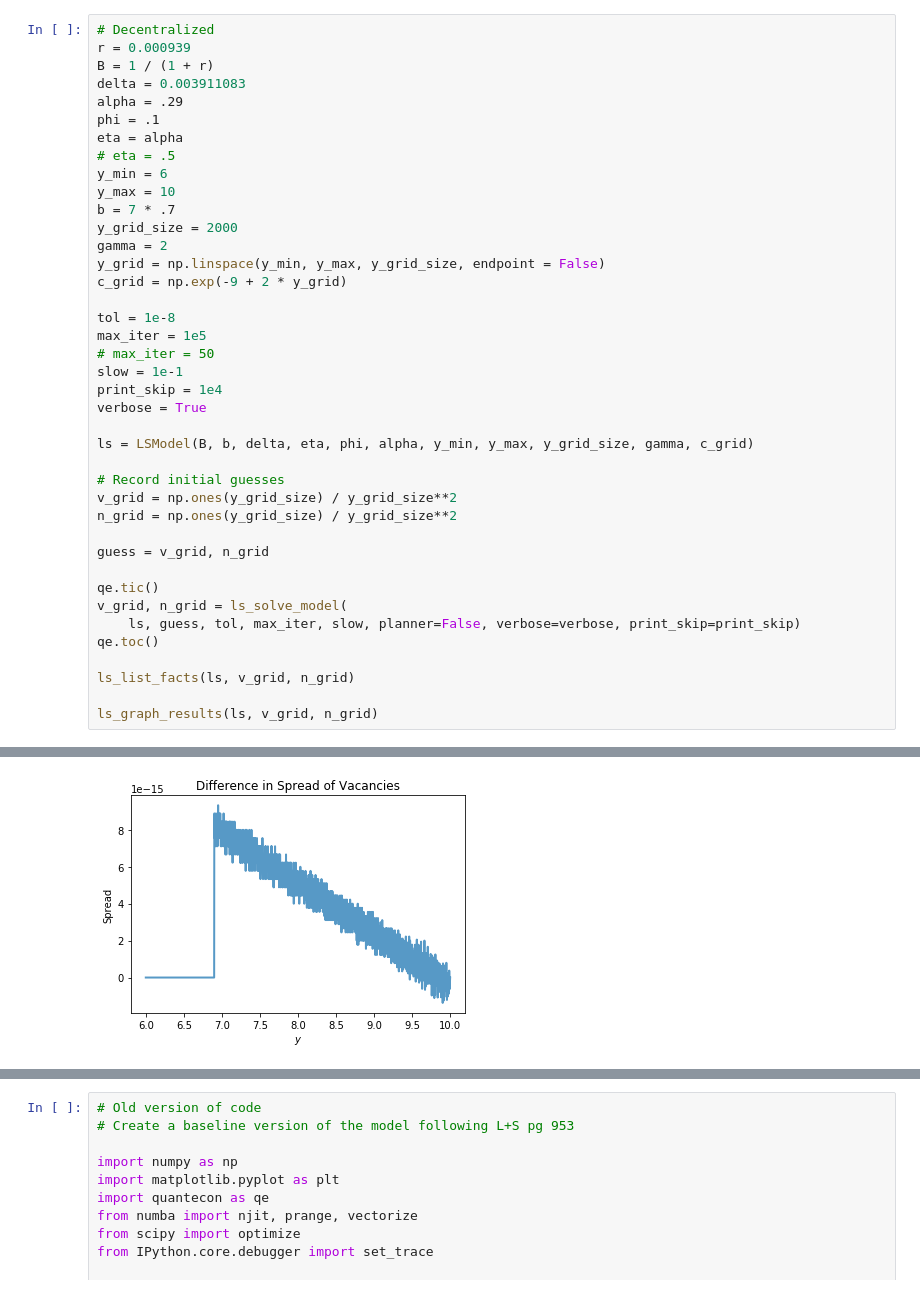
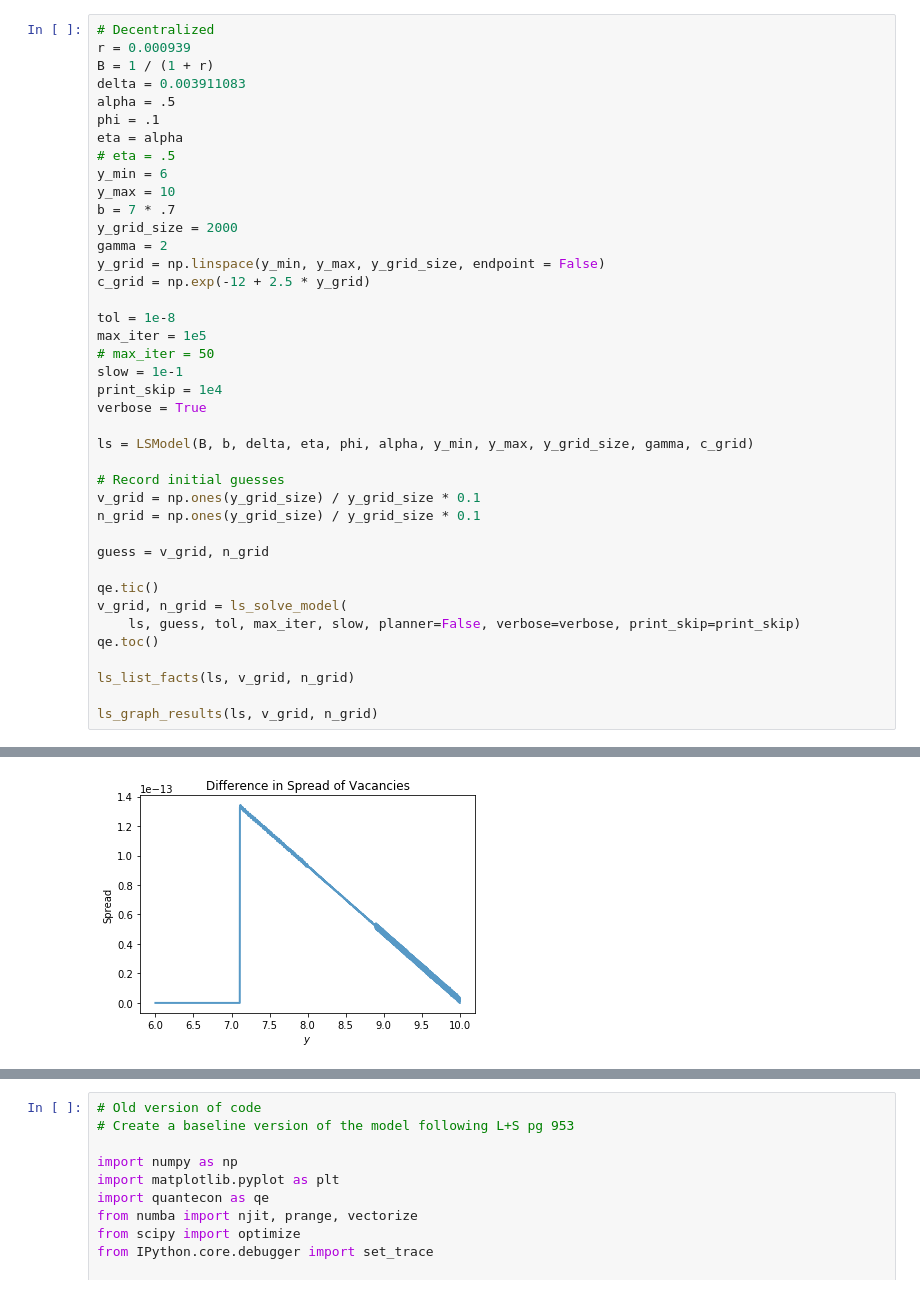
Before and after one commit to spspitze/Outsourcing, a Jupyter notebook: Python Code/LS.ipynb, the cells around one changed output, grey strips where cells are left out. Cells and saved outputs as stored; diff of their text form.

```diff
--- a/Python Code/LS.ipynb
+++ b/Python Code/LS.ipynb
@@ -502,7 +591,7 @@ def ls_p_list_facts(ls, v_grid, n_grid):
 r = 0.000939
 B = 1 / (1 + r)
 delta = 0.003911083
-alpha = .29
+alpha = .5
 phi = .1
 eta = alpha
 # eta = .5
@@ -512,7 +601,7 @@ b = 7 * .7
 y_grid_size = 2000
 gamma = 2
 y_grid = np.linspace(y_min, y_max, y_grid_size, endpoint = False)
-c_grid = np.exp(-9 + 2 * y_grid)
+c_grid = np.exp(-12 + 2.5 * y_grid)
 
 tol = 1e-8
 max_iter = 1e5
@@ -524,8 +613,8 @@ verbose = True
 ls = LSModel(B, b, delta, eta, phi, alpha, y_min, y_max, y_grid_size, gamma, c_grid)
 
 # Record initial guesses
-v_grid = np.ones(y_grid_size) / y_grid_size**2
-n_grid = np.ones(y_grid_size) / y_grid_size**2
+v_grid = np.ones(y_grid_size) / y_grid_size * 0.1
+n_grid = np.ones(y_grid_size) / y_grid_size * 0.1
 
 guess = v_grid, n_grid
 
@@ -562,3 +651,3 @@ Hiring entry from code 0.0676; theory 0.0676
-[figure, old version]
+[figure, new version]
 # %%
 # Planner's (run above cell first)
```
Also changed, not shown: parts of 5 cells of this notebook, 2 other files.
